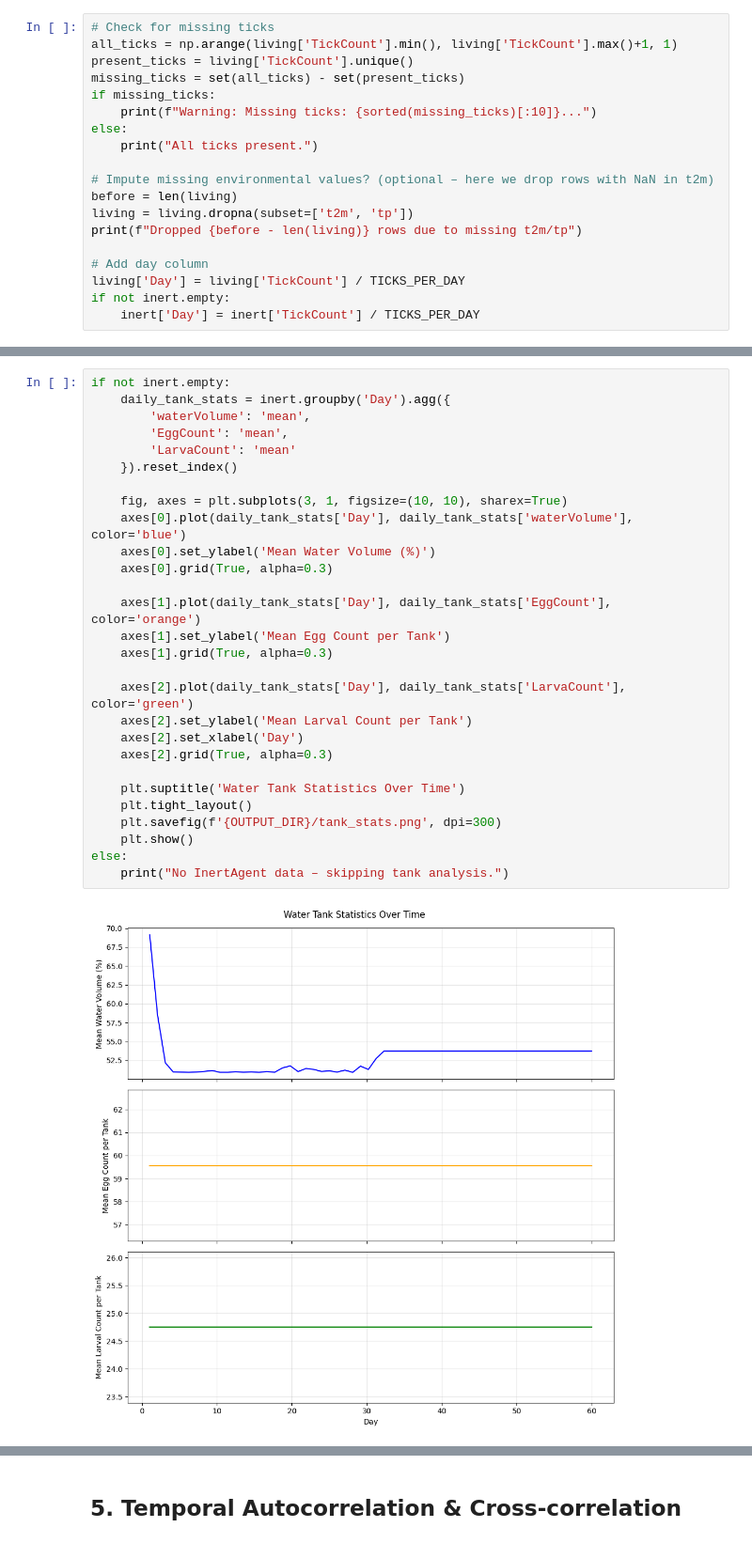
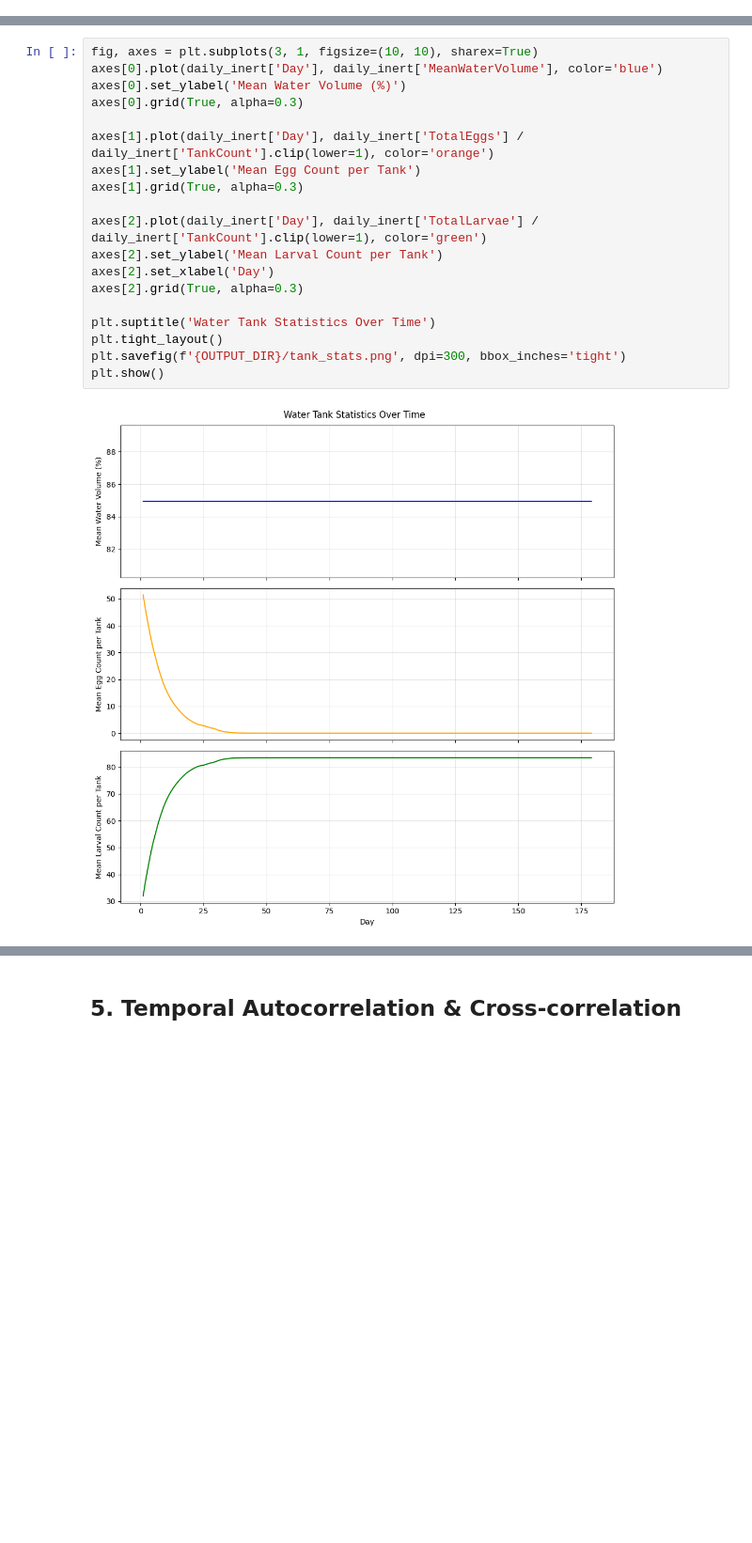
Before and after one commit to Vansnoden/monadvsim, a Jupyter notebook: analysis-Copy1.ipynb, the cells around one changed output, grey strips where cells are left out. Shown at 94% size. Cells and saved outputs as stored; diff of their text form; blank space fills up the shorter version.

```diff
--- a/analysis-Copy1.ipynb
+++ b/analysis-Copy1.ipynb
@@ -75,19 +84,0 @@ Tick range: 100 – 400
-# %%
-# Check for missing ticks
-all_ticks = np.arange(living['TickCount'].min(), living['TickCount'].max()+1, 1)
-present_ticks = living['TickCount'].unique()
-missing_ticks = set(all_ticks) - set(present_ticks)
-if missing_ticks:
-    print(f"Warning: Missing ticks: {sorted(missing_ticks)[:10]}...")
-else:
-    print("All ticks present.")
-
-# Impute missing environmental values? (optional – here we drop rows with NaN in t2m)
-before = len(living)
-living = living.dropna(subset=['t2m', 'tp'])
-print(f"Dropped {before - len(living)} rows due to missing t2m/tp")
-
-# Add day column
-living['Day'] = living['TickCount'] / TICKS_PER_DAY
-if not inert.empty:
-    inert['Day'] = inert['TickCount'] / TICKS_PER_DAY
@@ -120,30 +253,21 @@ Average water volume, egg count, larval count over time.
 # %%
-if not inert.empty:
-    daily_tank_stats = inert.groupby('Day').agg({
-        'waterVolume': 'mean',
-        'EggCount': 'mean',
-        'LarvaCount': 'mean'
-    }).reset_index()
+fig, axes = plt.subplots(3, 1, figsize=(10, 10), sharex=True)
+axes[0].plot(daily_inert['Day'], daily_inert['MeanWaterVolume'], color='blue')
+axes[0].set_ylabel('Mean Water Volume (%)')
+axes[0].grid(True, alpha=0.3)
 
-    fig, axes = plt.subplots(3, 1, figsize=(10, 10), sharex=True)
-    axes[0].plot(daily_tank_stats['Day'], daily_tank_stats['waterVolume'], color='blue')
-    axes[0].set_ylabel('Mean Water Volume (%)')
-    axes[0].grid(True, alpha=0.3)
+axes[1].plot(daily_inert['Day'], daily_inert['TotalEggs'] / daily_inert['TankCount'].clip(lower=1), color='orange')
+axes[1].set_ylabel('Mean Egg Count per Tank')
+axes[1].grid(True, alpha=0.3)
 
-    axes[1].plot(daily_tank_stats['Day'], daily_tank_stats['EggCount'], color='orange')
-    axes[1].set_ylabel('Mean Egg Count per Tank')
-    axes[1].grid(True, alpha=0.3)
+axes[2].plot(daily_inert['Day'], daily_inert['TotalLarvae'] / daily_inert['TankCount'].clip(lower=1), color='green')
+axes[2].set_ylabel('Mean Larval Count per Tank')
+axes[2].set_xlabel('Day')
+axes[2].grid(True, alpha=0.3)
 
-    axes[2].plot(daily_tank_stats['Day'], daily_tank_stats['LarvaCount'], color='green')
-    axes[2].set_ylabel('Mean Larval Count per Tank')
-    axes[2].set_xlabel('Day')
-    axes[2].grid(True, alpha=0.3)
-
-    plt.suptitle('Water Tank Statistics Over Time')
-    plt.tight_layout()
-    plt.savefig(f'{OUTPUT_DIR}/tank_stats.png', dpi=300)
-    plt.show()
-else:
-    print("No InertAgent data – skipping tank analysis.")
+plt.suptitle('Water Tank Statistics Over Time')
+plt.tight_layout()
+plt.savefig(f'{OUTPUT_DIR}/tank_stats.png', dpi=300, bbox_inches='tight')
+plt.show()
 # %% [output]
-[figure, old version]
+[figure, new version]
```
Also changed, not shown: parts of 36 cells of this notebook, 18 other files.
